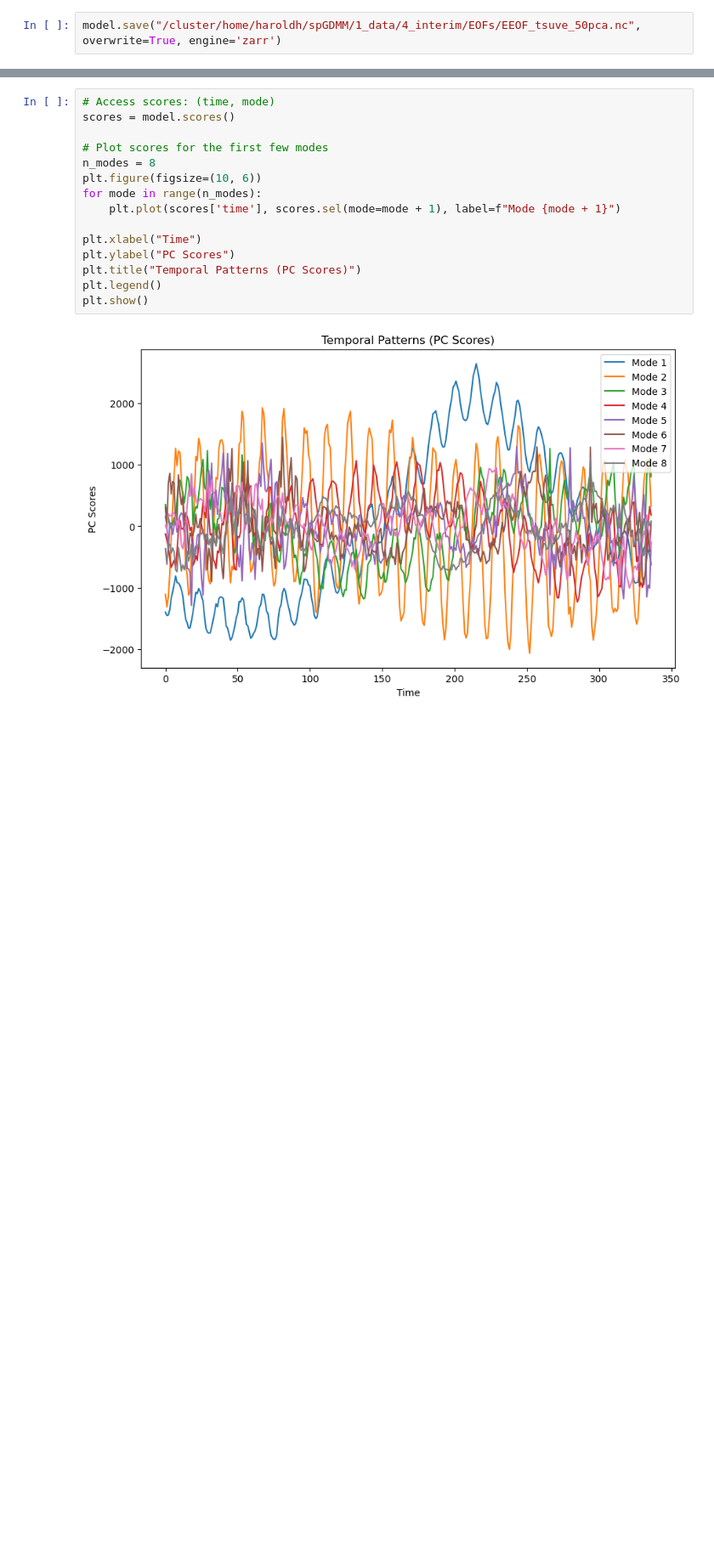
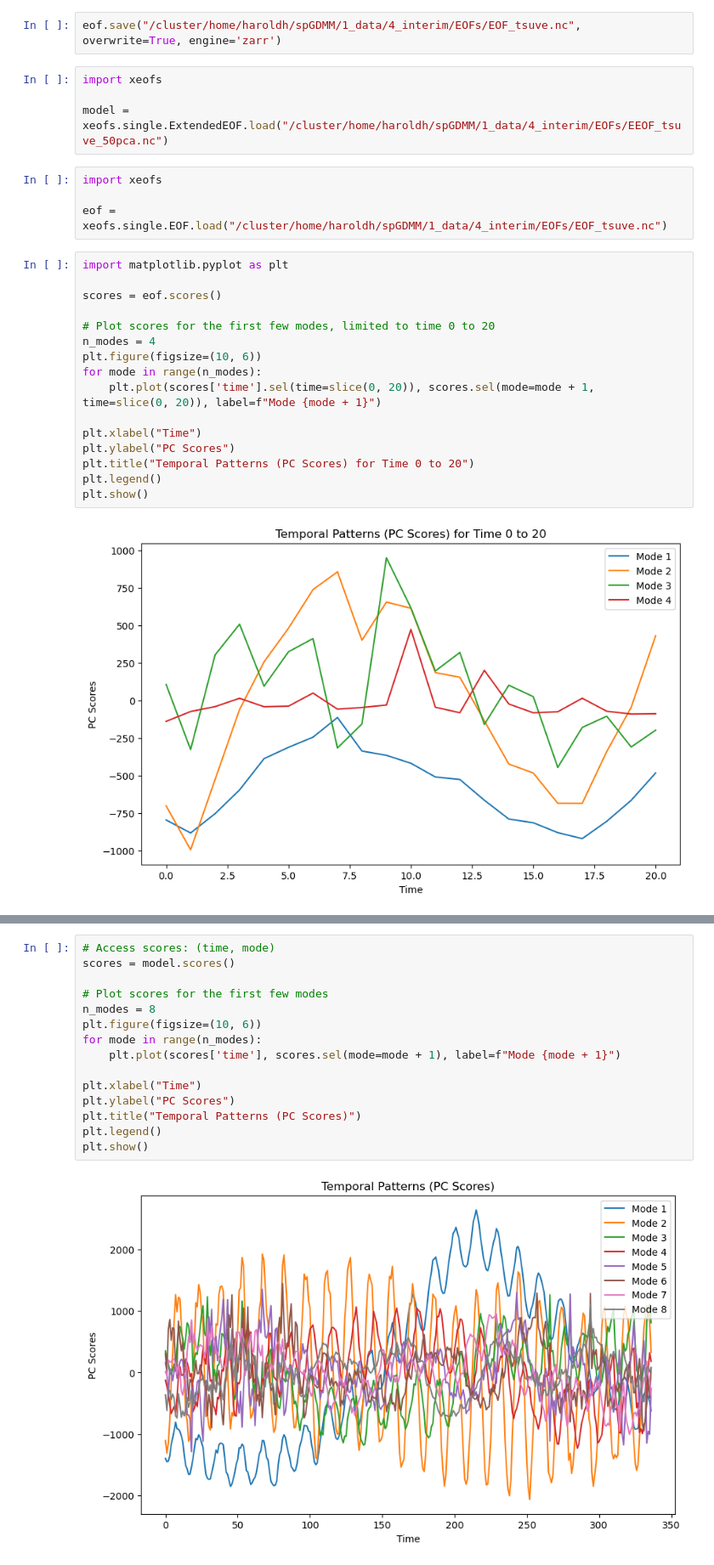
Before and after one commit to butterman0/spGDMM, a Jupyter notebook: 2_notebooks/1d_EOF.ipynb, the cells around one changed output, grey strips where cells are left out. Shown at 85% size. Cells and saved outputs as stored; diff of their text form; blank space fills up the shorter version.

```diff
--- a/2_notebooks/1d_EOF.ipynb
+++ b/2_notebooks/1d_EOF.ipynb
@@ -97,2 +113,28 @@ Total execution time: 352.51 seconds
 # %%
-model.save("/cluster/home/haroldh/spGDMM/1_data/4_interim/EOFs/EEOF_tsuve_50pca.nc", overwrite=True, engine='zarr')
+eof.save("/cluster/home/haroldh/spGDMM/1_data/4_interim/EOFs/EOF_tsuve.nc", overwrite=True, engine='zarr')
+# %%
+import xeofs
+
+model = xeofs.single.ExtendedEOF.load("/cluster/home/haroldh/spGDMM/1_data/4_interim/EOFs/EEOF_tsuve_50pca.nc")
+# %%
+import xeofs
+
+eof = xeofs.single.EOF.load("/cluster/home/haroldh/spGDMM/1_data/4_interim/EOFs/EOF_tsuve.nc")
+# %%
+import matplotlib.pyplot as plt
+
+scores = eof.scores()
+
+# Plot scores for the first few modes, limited to time 0 to 20
+n_modes = 4
+plt.figure(figsize=(10, 6))
+for mode in range(n_modes):
+    plt.plot(scores['time'].sel(time=slice(0, 20)), scores.sel(mode=mode + 1, time=slice(0, 20)), label=f"Mode {mode + 1}")
+
+plt.xlabel("Time")
+plt.ylabel("PC Scores")
+plt.title("Temporal Patterns (PC Scores) for Time 0 to 20")
+plt.legend()
+plt.show()
+# %% [output]
+[figure, added]
```
Also changed, not shown: parts of 8 cells of this notebook.
